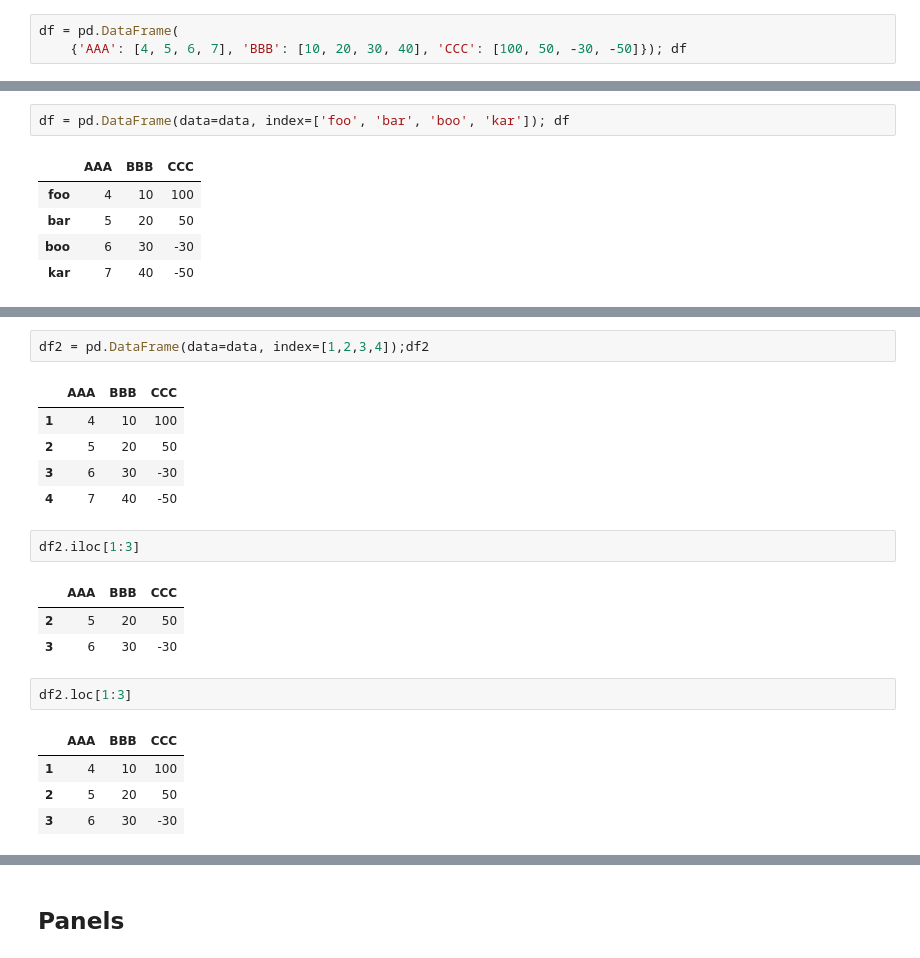
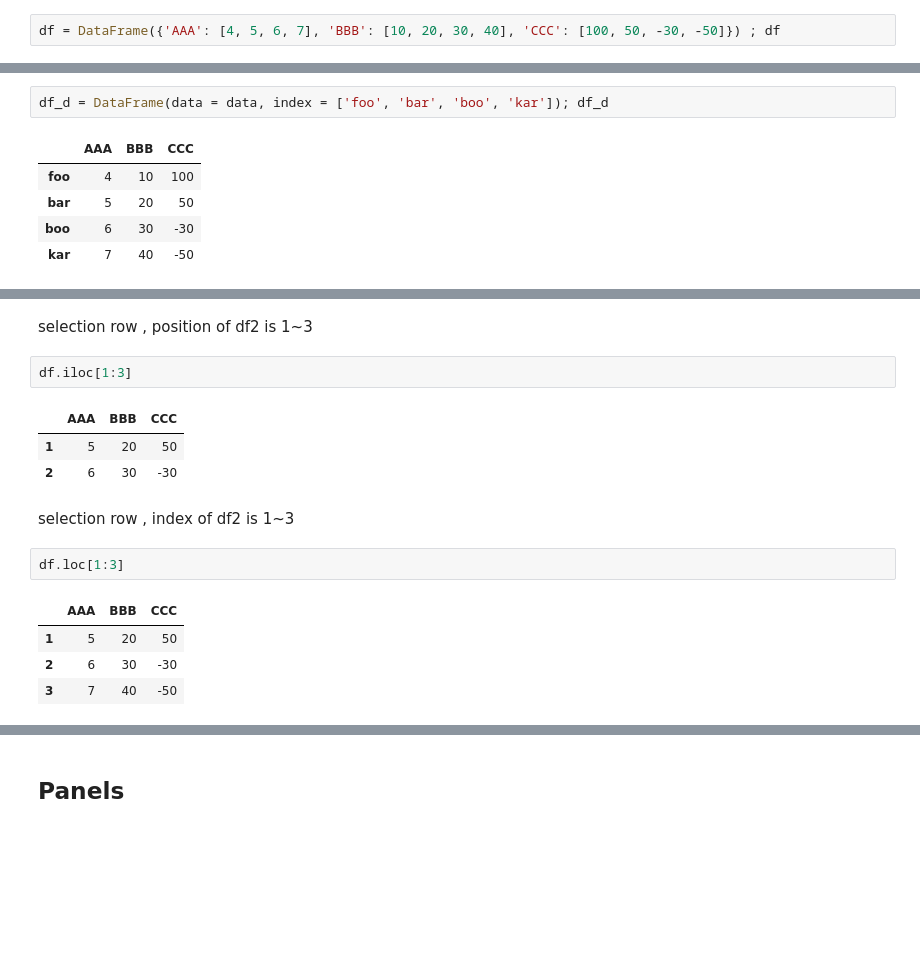
Before and after one commit to edenwzg/code, a Jupyter notebook: jupyter/COOKBOOK/Selection.ipynb, the cells around one changed output, grey strips where cells are left out. Drawn from its saved outputs; the diff is of its cells as text; blank space fills up the shorter version.

```diff
--- a/jupyter/COOKBOOK/Selection.ipynb
+++ b/jupyter/COOKBOOK/Selection.ipynb
@@ -7,7 +8,6 @@ import pandas as pd
 import numpy as np
 # %%
-df = pd.DataFrame(
-    {'AAA': [4, 5, 6, 7], 'BBB': [10, 20, 30, 40], 'CCC': [100, 50, -30, -50]}); df
+df = DataFrame({'AAA': [4, 5, 6, 7], 'BBB': [10, 20, 30, 40], 'CCC': [100, 50, -30, -50]}) ; df
 # %% [output]
 |  | AAA | BBB | CCC |
 | 0 | 4 | 10 | 100 |
@@ -25,5 +46,5 @@ data = {'AAA': [4, 5, 6, 7], 'BBB': [10, 20, 30, 40], 'CCC': [100, 50, -30, -50]
 # %%
-df = pd.DataFrame(data=data, index=['foo', 'bar', 'boo', 'kar']); df
+df_d = DataFrame(data = data, index = ['foo', 'bar', 'boo', 'kar']); df_d
 # %% [output]
 |  | AAA | BBB | CCC |
 | foo | 4 | 10 | 100 |
@@ -44,24 +77,20 @@ df.loc['bar':'kar']
 | bar | 5 | 20 | 50 |
 | boo | 6 | 30 | -30 |
 | kar | 7 | 40 | -50 |
-# %%
-df2 = pd.DataFrame(data=data, index=[1,2,3,4]);df2
-# %% [output]
-|  | AAA | BBB | CCC |
-| 1 | 4 | 10 | 100 |
-| 2 | 5 | 20 | 50 |
-| 3 | 6 | 30 | -30 |
-| 4 | 7 | 40 | -50 |
+# %% [markdown]
+selection row , position of df2 is 1~3
 # %%
-df2.iloc[1:3]
+df.iloc[1:3]
 # %% [output]
 |  | AAA | BBB | CCC |
-| 2 | 5 | 20 | 50 |
-| 3 | 6 | 30 | -30 |
+| 1 | 5 | 20 | 50 |
+| 2 | 6 | 30 | -30 |
+# %% [markdown]
+selection row , index of df2 is 1~3
 # %%
-df2.loc[1:3]
+df.loc[1:3]
 # %% [output]
 |  | AAA | BBB | CCC |
-| 1 | 4 | 10 | 100 |
-| 2 | 5 | 20 | 50 |
-| 3 | 6 | 30 | -30 |
+| 1 | 5 | 20 | 50 |
+| 2 | 6 | 30 | -30 |
+| 3 | 7 | 40 | -50 |
```
Also changed, not shown: parts of 52 cells of this notebook.
